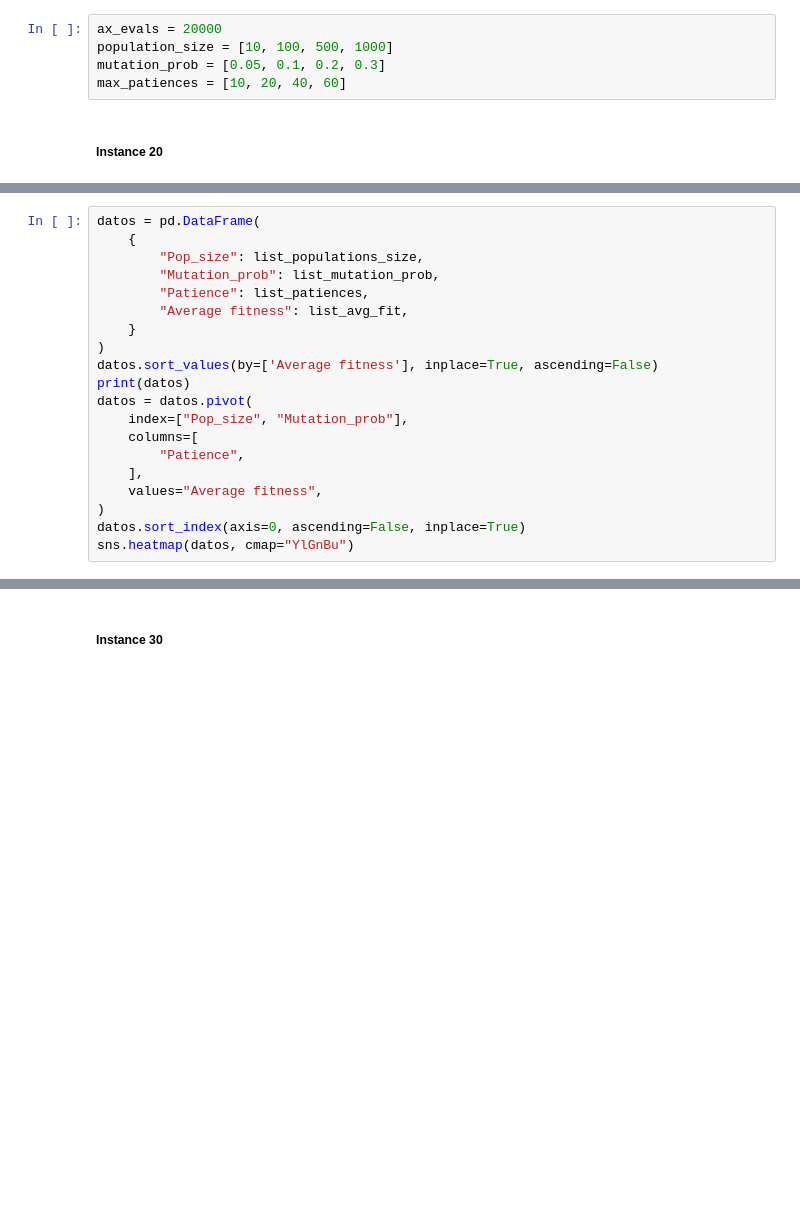
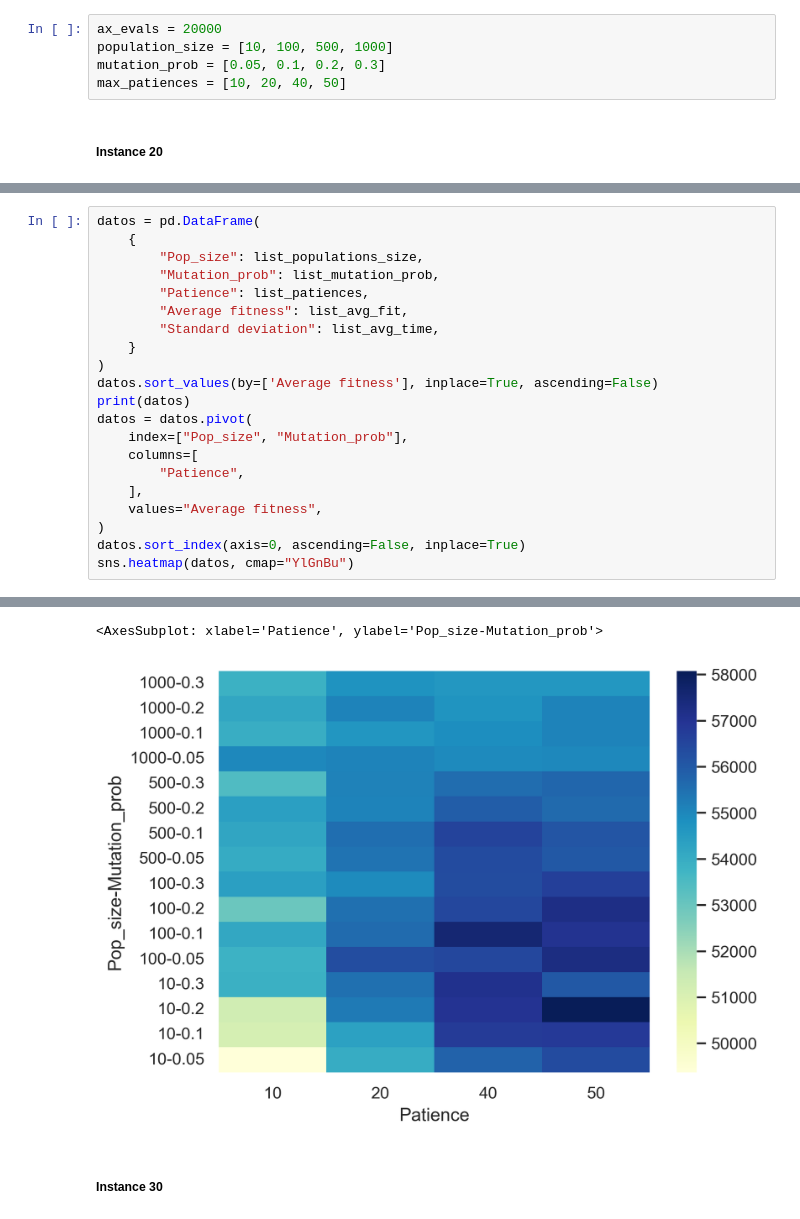
Before and after one commit to usainzg/search-heuristics, a Jupyter notebook: LOP_Naroa_Unai.ipynb, the cells around one changed output, grey strips where cells are left out. Saved outputs shown, nothing was run; the diff lists cells and outputs as text; blank space fills up the shorter version.

Commit message:
new plots for experimentation, parameter tuning done

```diff
--- a/LOP_Naroa_Unai.ipynb
+++ b/LOP_Naroa_Unai.ipynb
@@ -737,7 +735,7 @@ sns.heatmap(datos, cmap="YlGnBu")
 ax_evals = 20000
 population_size = [10, 100, 500, 1000]
 mutation_prob = [0.05, 0.1, 0.2, 0.3]
-max_patiences = [10, 20, 40, 60]
+max_patiences = [10, 20, 40, 50]
 # %% [markdown]
 ##### Instance 20
 # %%
@@ -790,6 +806,7 @@ datos = pd.DataFrame(
         "Mutation_prob": list_mutation_prob,
         "Patience": list_patiences,
         "Average fitness": list_avg_fit,
+        "Standard deviation": list_avg_time,
     }
 )
 datos.sort_values(by=['Average fitness'], inplace=True, ascending=False)
@@ -803,3 +820,4 @@ datos = datos.pivot(
 )
 datos.sort_index(axis=0, ascending=False, inplace=True)
 sns.heatmap(datos, cmap="YlGnBu")
+# %% [output]
@@ -806,3 +838,5 @@ sns.heatmap(datos, cmap="YlGnBu")
+<AxesSubplot: xlabel='Patience', ylabel='Pop_size-Mutation_prob'>
+[figure, added]
 # %% [markdown]
 ##### Instance 30
 # %%
```
Also changed, not shown: parts of 17 cells of this notebook, 6 other files.
